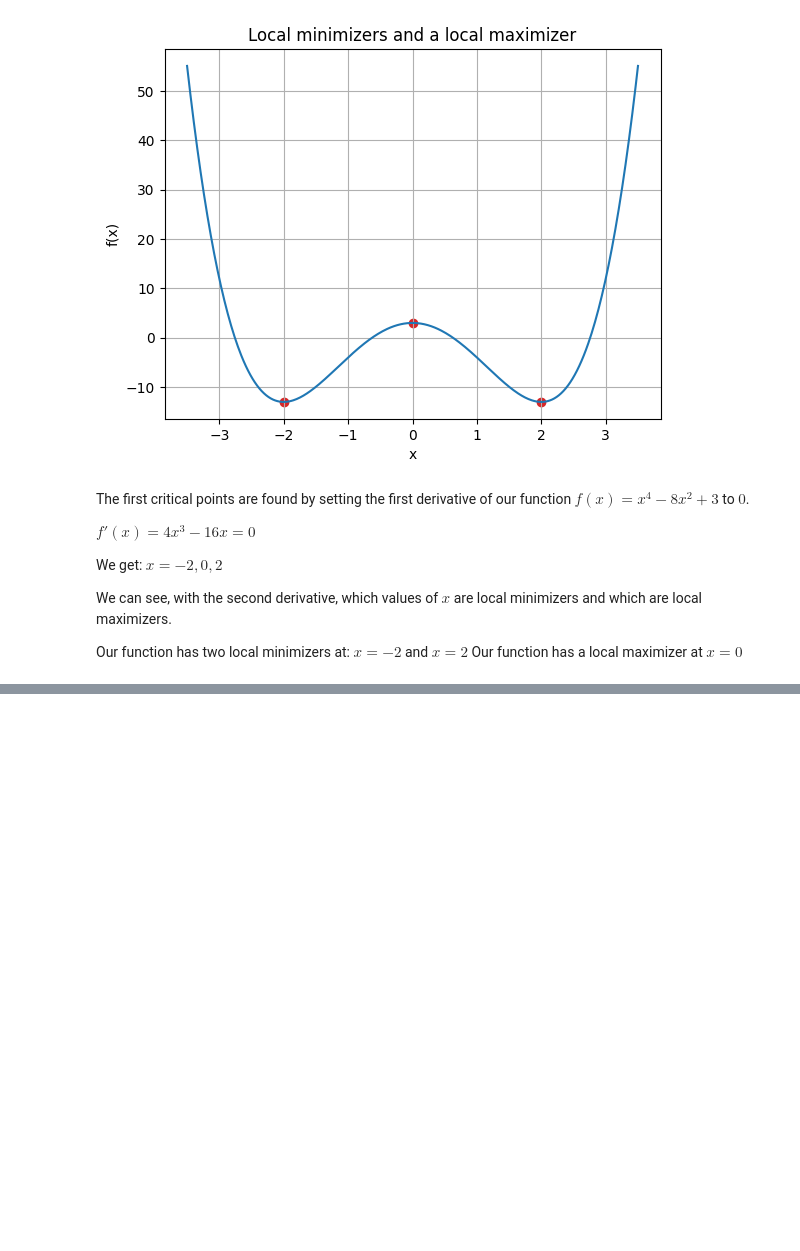
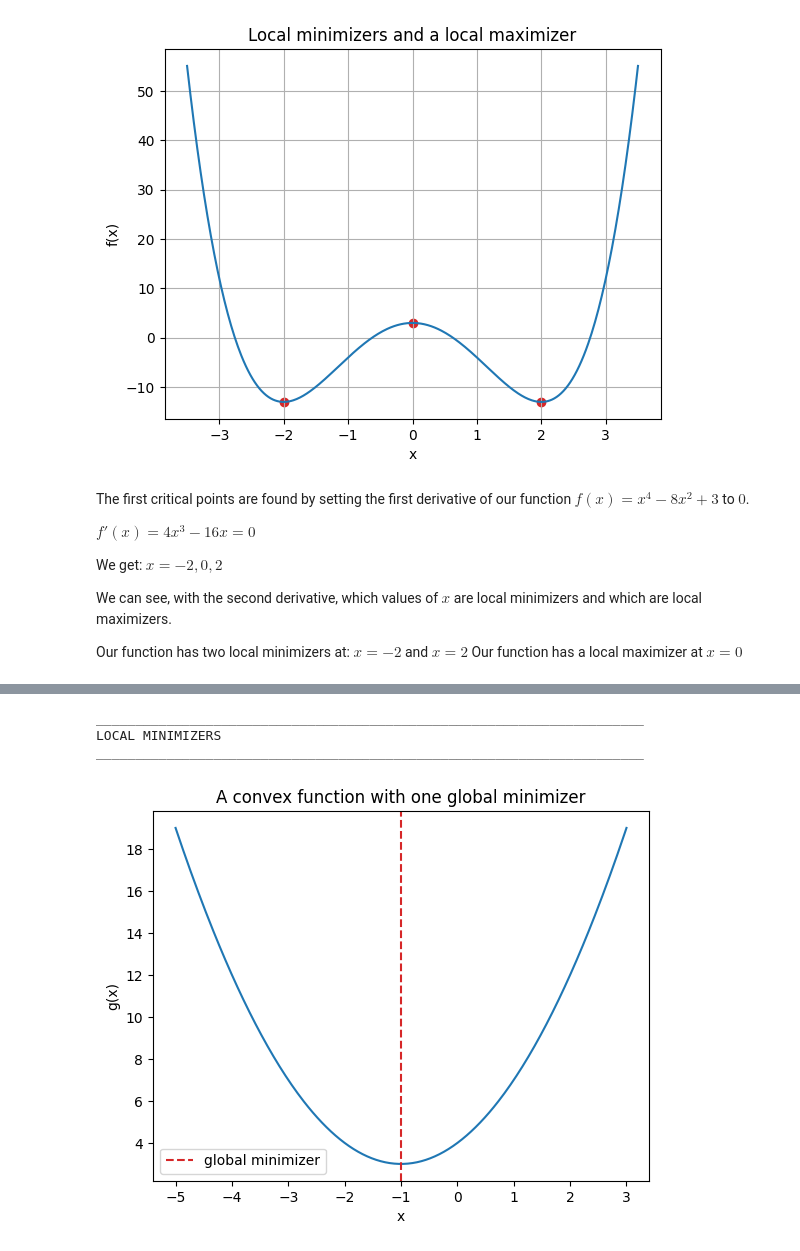
Before and after one commit to Mich-088/MAT422, a Jupyter notebook: HW_3_3.ipynb, the cells around one changed output, grey strips where cells are left out. Cells and saved outputs as stored; diff of their text form; code cells hidden in the pictures; blank space fills up the shorter version.

```diff
--- a/HW_3_3.ipynb
+++ b/HW_3_3.ipynb
@@ -70,0 +79,23 @@ Our function has a local maximizer at $x = 0$
+# %%
+print("______________________________________________________________________")
+print("LOCAL MINIMIZERS")
+print("______________________________________________________________________")
+print("\n")
+
+def g(x):
+    return (x + 1)**2 + 3
+
+x = np.linspace(-5, 3, 300)
+
+plt.plot(x, g(x))
+plt.axvline(-1, color="tab:red", linestyle="--", label="global minimizer")
+plt.title("A convex function with one global minimizer")
+plt.xlabel("x")
+plt.ylabel("g(x)")
+plt.legend()
+plt.show()
+# %% [output]
+______________________________________________________________________
+LOCAL MINIMIZERS
+______________________________________________________________________
+[figure, added]
```
Also changed, not shown: parts of 4 cells of this notebook.
